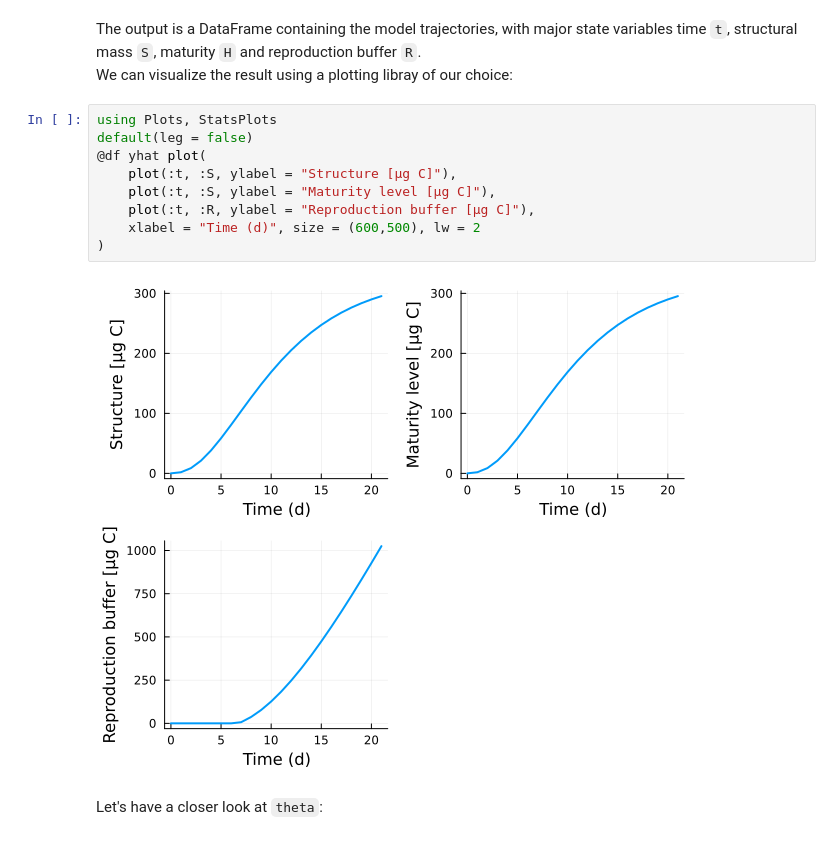
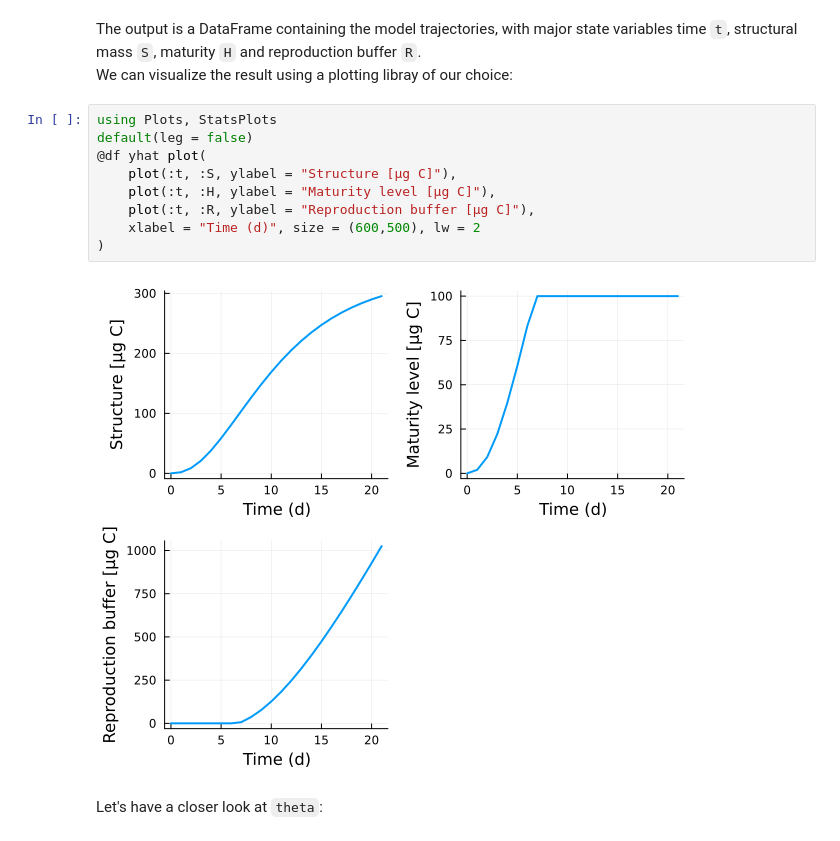
Before and after one commit to SimonHansul/DynamicHydra.jl, a Jupyter notebook: examples/Tutorial.ipynb, the cells around one changed output. Saved outputs shown, nothing was run; the diff lists cells and outputs as text.

```diff
--- a/examples/Tutorial.ipynb
+++ b/examples/Tutorial.ipynb
@@ -31,14 +31,14 @@ We can visualize the result using a plotting libray of our choice:
 # %%
 using Plots, StatsPlots
 default(leg = false)
 @df yhat plot(
     plot(:t, :S, ylabel = "Structure [μg C]"),
-    plot(:t, :S, ylabel = "Maturity level [μg C]"),
+    plot(:t, :H, ylabel = "Maturity level [μg C]"),
     plot(:t, :R, ylabel = "Reproduction buffer [μg C]"),
     xlabel = "Time (d)", size = (600,500), lw = 2
 )
 # %% [output]
-[figure, old version]
+[figure, new version]
 # %% [markdown]
 Let's have a closer look at `theta`:
 # %%
```
Also changed, not shown: parts of 7 cells of this notebook, 2 other files.
